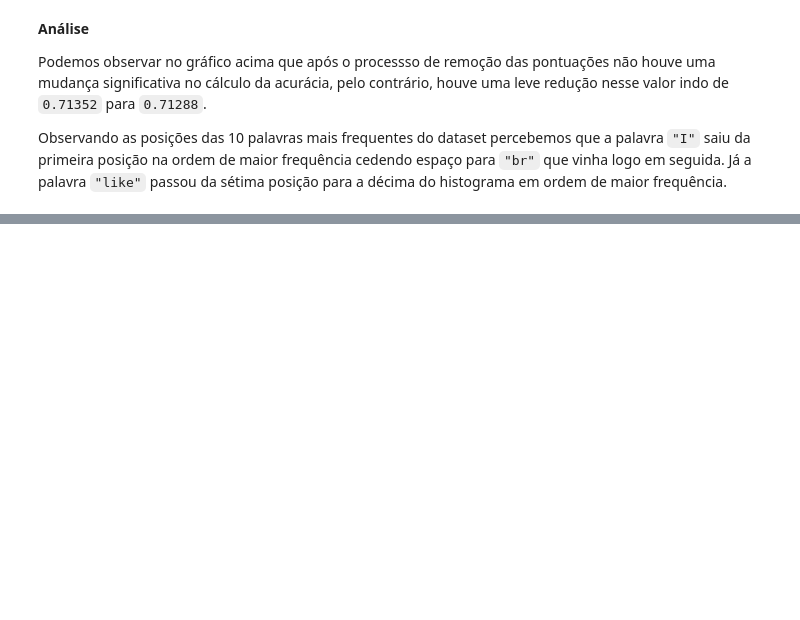
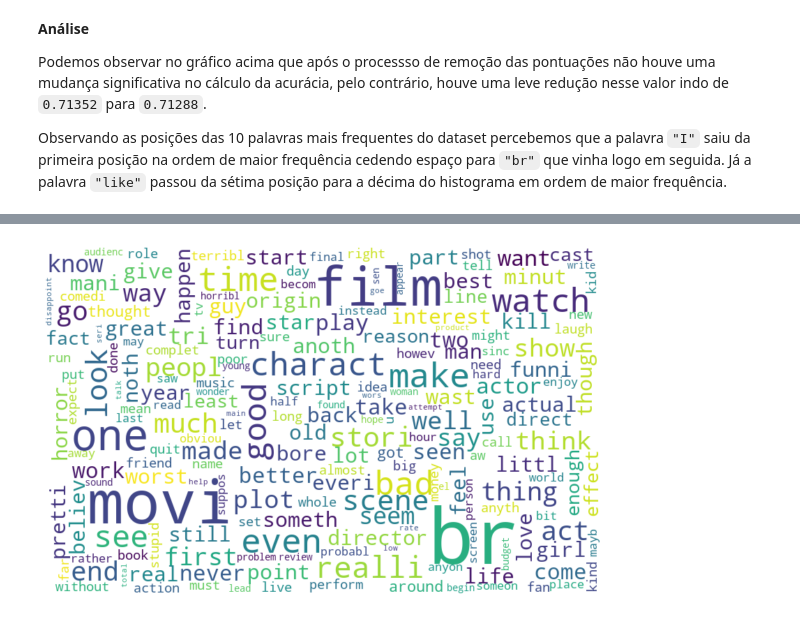
Before and after one commit to izafreitas/machine_learning_dellead_mentoring, a Jupyter notebook: plano_avalicao_lead/Plano de Avaliação Dell Academy Machine Learning.ipynb, the cells around one changed output, grey strips where cells are left out. Saved outputs shown, nothing was run; the diff lists cells and outputs as text; code cells hidden in the pictures; blank space fills up the shorter version.

Commit message:
Stemmer
Stemmer, análise dos gráficos  e comparativo da acurácia.

```diff
--- a/plano_avalicao_lead/Plano de Avaliação Dell Academy Machine Learning.ipynb
+++ b/plano_avalicao_lead/Plano de Avaliação Dell Academy Machine Learning.ipynb
@@ -678,0 +685,13 @@ Com  relação a acurácia dos dois últimos passos de tratamento do texto, isto
+# %%
+stemmer = PorterStemmer()
+# %%
+frase_processada4 = list()
+for resenha in df_unido["processamento_3"]:
+    frase_nova4 = list()
+    palavras_texto4 = token_pontuacao.tokenize(resenha)
+    for palavra in palavras_texto4:
+        #if palavra not in pontuacao_stopwords:
+            frase_nova4.append(stemmer.stem(palavra))
+    frase_processada4.append(' '.join(frase_nova4))
+
+df_unido["processamento_4"] = frase_processada4
@@ -678,0 +707,4 @@ Com  relação a acurácia dos dois últimos passos de tratamento do texto, isto
+# %%
+nuvem_negativa(df_unido, "processamento_4")
+# %% [output]
+[figure, added]
```
Also changed, not shown: parts of 34 cells of this notebook.
